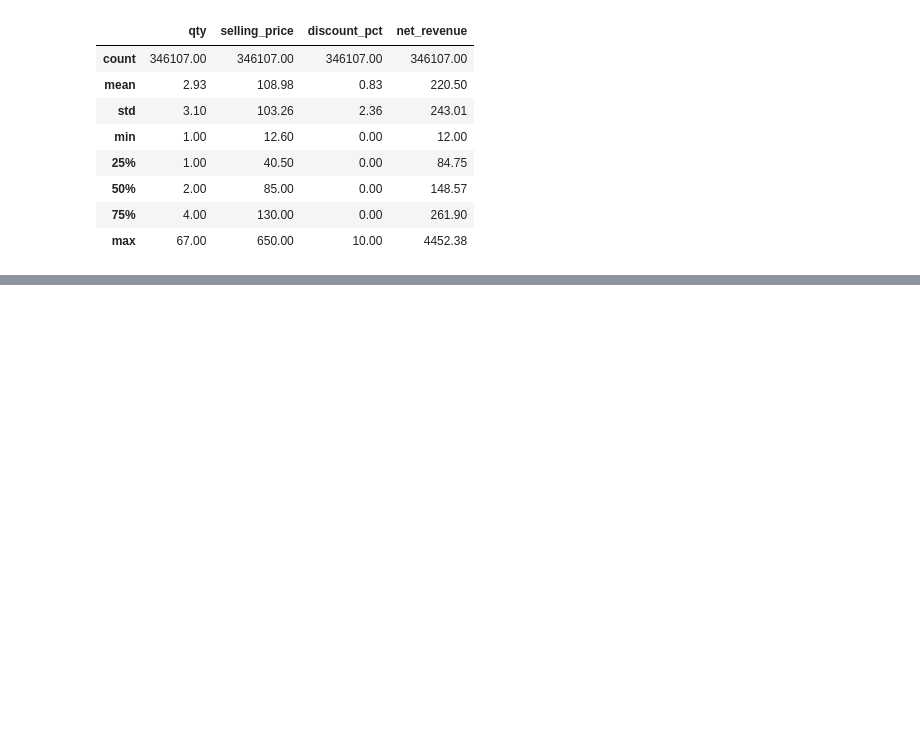
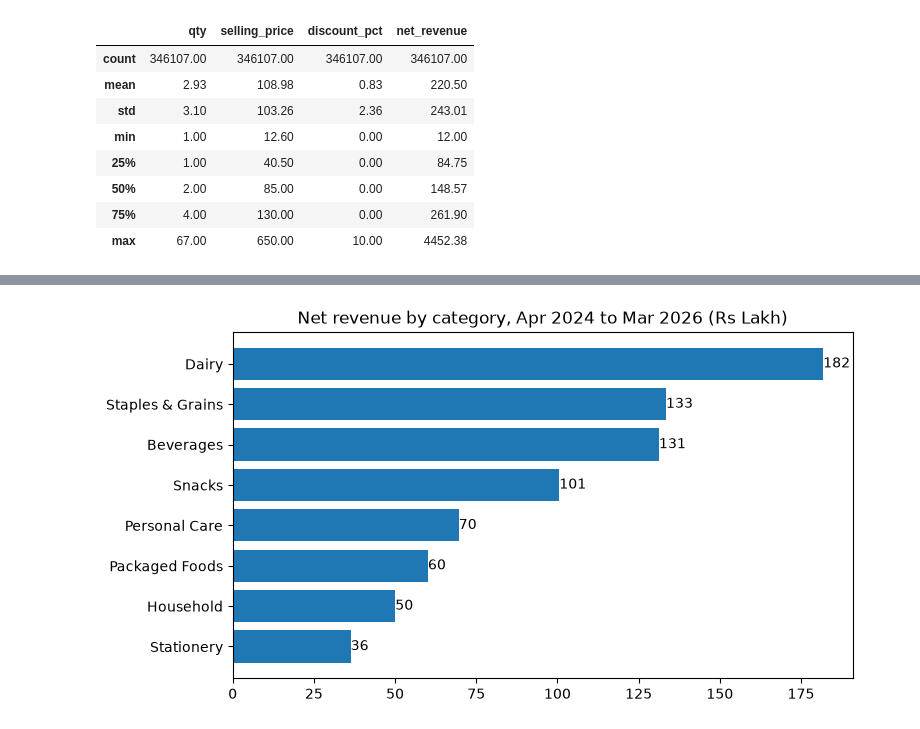
Before and after one commit to gauriverse/StockWise, a Jupyter notebook: notebooks/01_cleaning_eda.ipynb, the cells around one changed output, grey strips where cells are left out. Cells and saved outputs as stored; diff of their text form; code cells hidden in the pictures; blank space fills up the shorter version.

```diff
--- a/notebooks/01_cleaning_eda.ipynb
+++ b/notebooks/01_cleaning_eda.ipynb
@@ -63,0 +78,12 @@ dtype: object
+# %%
+cat = sales.groupby("category")["net_revenue"].sum().sort_values() / 1e5
+
+fig, ax = plt.subplots(figsize=(8,4.5))
+ax.barh(cat.index, cat.values)
+ax.set_title("Net revenue by category, Apr 2024 to Mar 2026 (Rs Lakh)")
+for y, v in enumerate(cat.values):
+    ax.text(v, y, f"{v:,.0f}", va="center")
+fig.savefig(ROOT / "images"/ "02_categor_revenue.png", dpi=150, bbox_inches="tight")
+plt.show()
+# %% [output]
+[figure, added]
```
Also changed, not shown: parts of 3 cells of this notebook, 4 other files.
